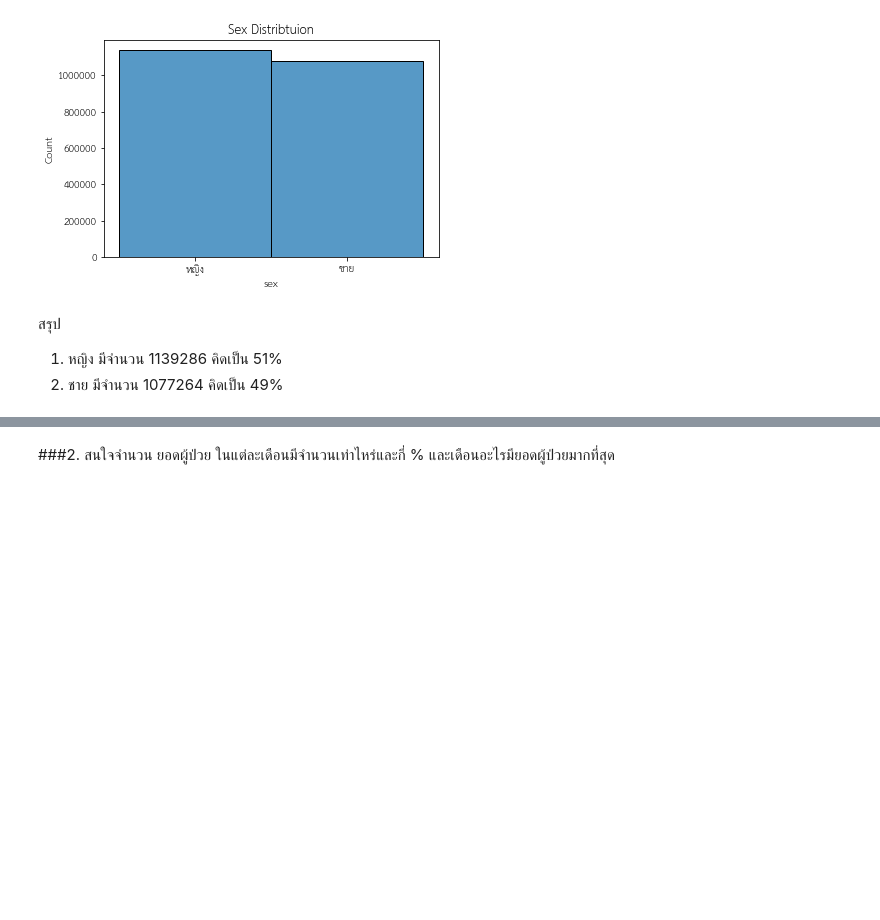
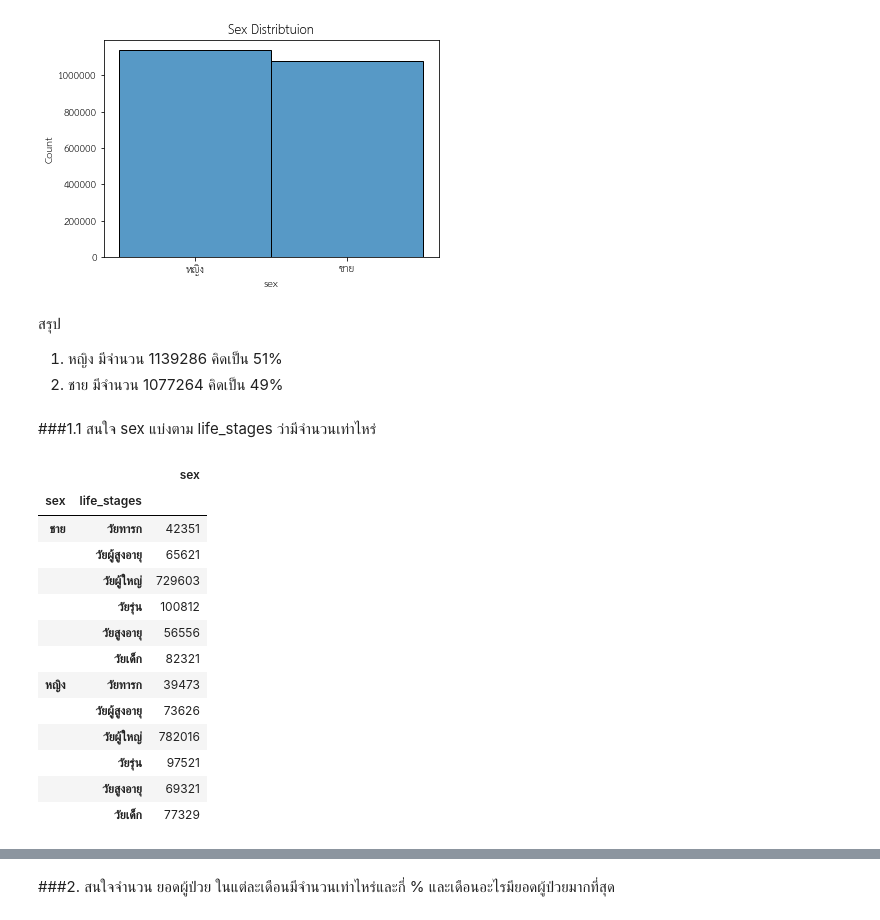
Before and after one commit to Toeysamm/2-64-NIDA-DADS5001, a Jupyter notebook: Covid19_midterm.ipynb, the cells around one changed output, grey strips where cells are left out. Cells and saved outputs as stored; diff of their text form; code cells hidden in the pictures; blank space fills up the shorter version.

```diff
--- a/Covid19_midterm.ipynb
+++ b/Covid19_midterm.ipynb
@@ -291,3 +292,22 @@ plt.show()
 
 1. หญิง มีจำนวน 1139286 คิดเป็น 51%
 2. ชาย มีจำนวน 1077264 คิดเป็น 49%
+# %% [markdown]
+###1.1 สนใจ  sex แบ่งตาม life_stages ว่ามีจำนวนเท่าไหร่
+# %%
+covid19Y64.groupby(by=["sex","life_stages"]).sex.count().to_frame()
+# %% [output]
+|  |  | sex |
+| sex | life_stages |  |
+| ชาย | วัยทารก | 42351 |
+|  | วัยผู้สูงอายุ | 65621 |
+|  | วัยผู้ใหญ่ | 729603 |
+|  | วัยรุ่น | 100812 |
+|  | วัยสูงอายุ | 56556 |
+|  | วัยเด็ก | 82321 |
+| หญิง | วัยทารก | 39473 |
+|  | วัยผู้สูงอายุ | 73626 |
+|  | วัยผู้ใหญ่ | 782016 |
+|  | วัยรุ่น | 97521 |
+|  | วัยสูงอายุ | 69321 |
+|  | วัยเด็ก | 77329 |
```
Also changed, not shown: parts of 14 cells of this notebook.
